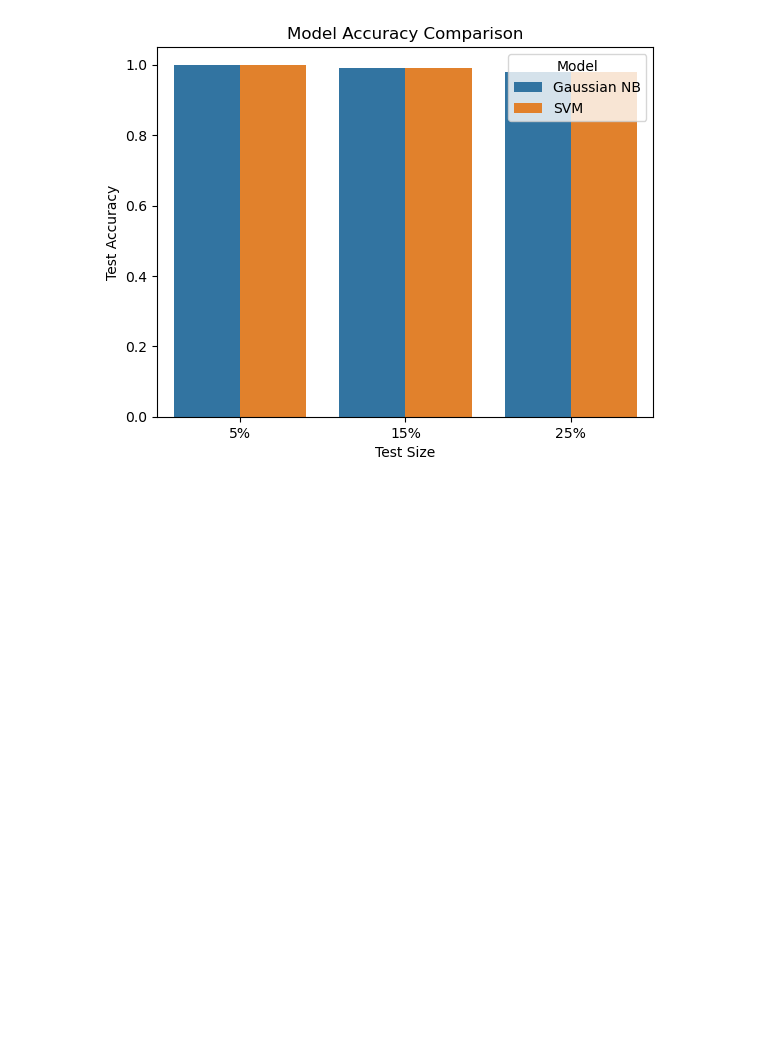
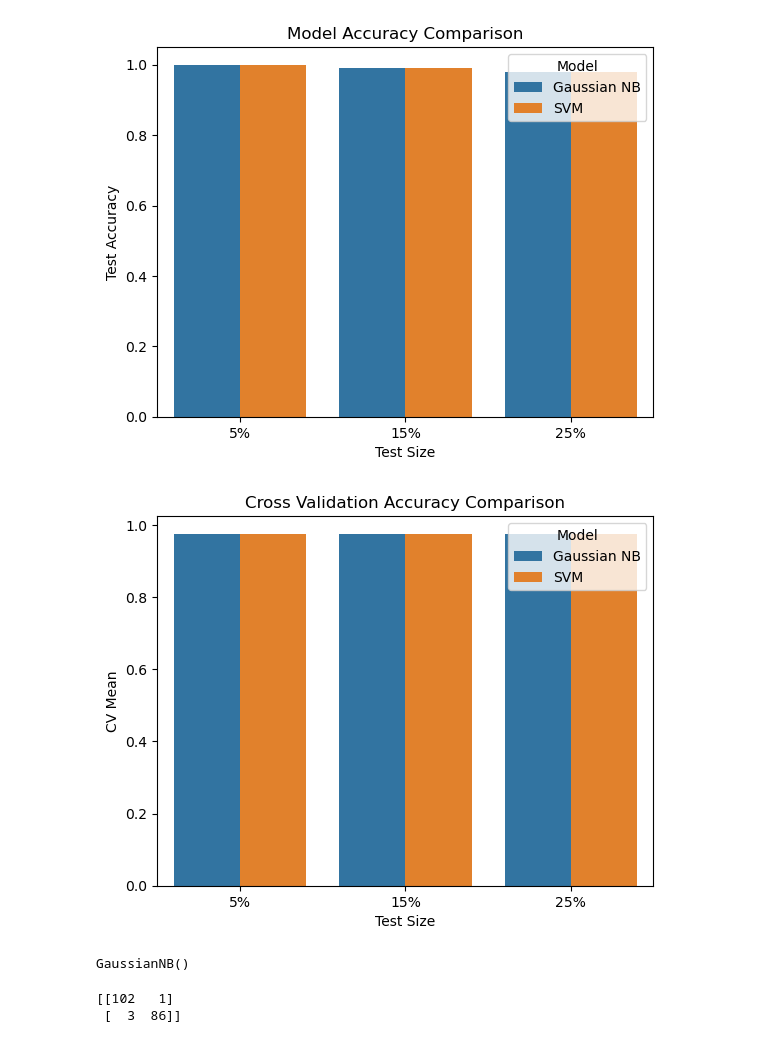
Before and after one commit to pericles-1995/C-Users-peric-Documents-GitHub-Machine-Learning, a Jupyter notebook: CA_Machine_Learning_GIT.ipynb, the cells around one changed output. Drawn from its saved outputs; the diff is of its cells as text; code cells hidden in the pictures; blank space fills up the shorter version.

```diff
--- a/CA_Machine_Learning_GIT.ipynb
+++ b/CA_Machine_Learning_GIT.ipynb
@@ -229,3 +229,10 @@ plt.title('Model Accuracy Comparison')
 plt.show()
 # %% [output]
 [figure]
+# %%
+# Visual cross validation result
+sns.barplot(x='Test Size', y='CV Mean', hue='Model', data=summary)
+plt.title('Cross Validation Accuracy Comparison')
+plt.show()
+# %% [output]
+[figure, added]
@@ -231,0 +247,6 @@ plt.show()
+# %%
+# Fitting gaussian naive bayes to the training set
+nvclassifier = GaussianNB()
+nvclassifier.fit(X_train_scaled, y_train)
+# %% [output]
+GaussianNB()
@@ -231,0 +257,8 @@ plt.show()
+# %%
+# Making the confusion matrix
+cm = metrics.confusion_matrix(y_test, y_pred_gnb)
+
+print(cm)
+# %% [output]
+[[102   1]
+ [  3  86]]
```
Also changed, not shown: parts of 9 cells of this notebook.
